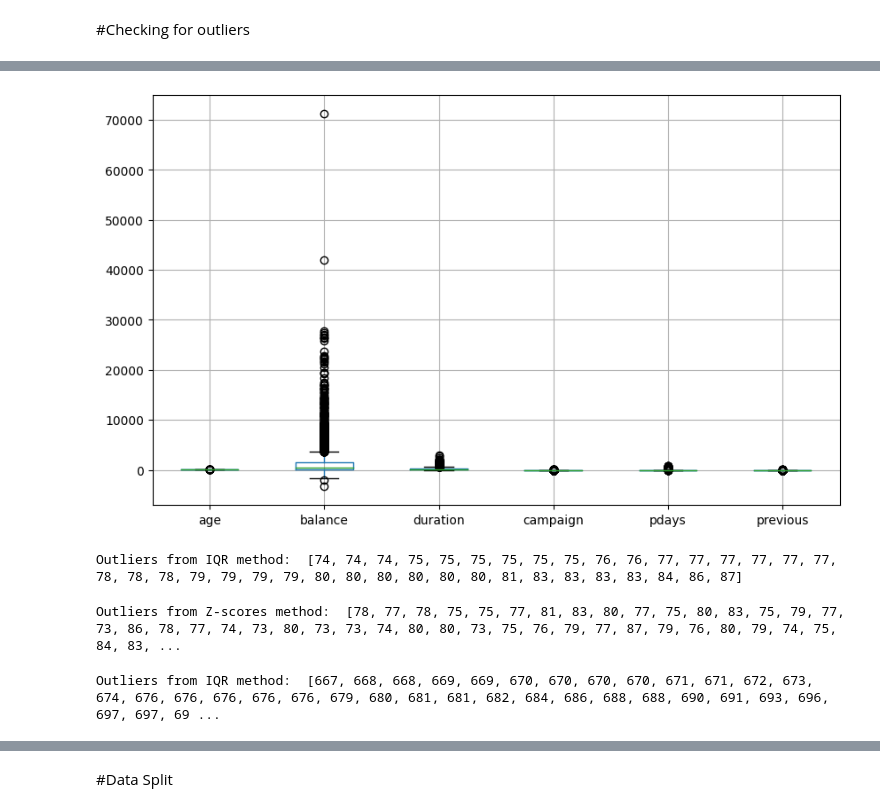
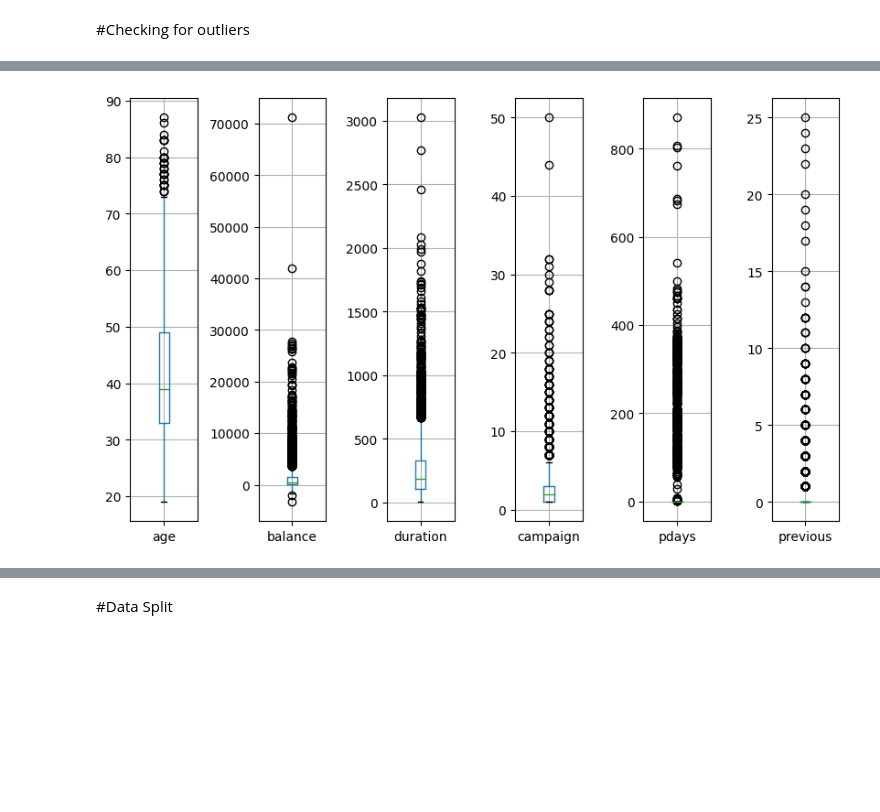
Before and after one commit to DIDIHBABS/python_projects, a Jupyter notebook: bank_marketing_classification/classification_.ipynb, the cells around one changed output, grey strips where cells are left out. Drawn from its saved outputs; the diff is of its cells as text; code cells hidden in the pictures; blank space fills up the shorter version.

```diff
--- a/bank_marketing_classification/classification_.ipynb
+++ b/bank_marketing_classification/classification_.ipynb
@@ -145,25 +131,0 @@ plt.show()
-# %%
-plt.figure(figsize=(10, 6))
-num_features.boxplot()
-plt.show()
-# %% [output]
-[figure, removed]
-# %%
-outliers = []
-def detect_outliers_iqr(data):
-    data = sorted(data)
-    q1 = np.percentile(data, 25)
-    q3 = np.percentile(data, 75)
-    # print(q1, q3)
-    IQR = q3-q1
-    lwr_bound = q1-(1.5*IQR)
-    upr_bound = q3+(1.5*IQR)
-    # print(lwr_bound, upr_bound)
-    for i in data:
-        if (i<lwr_bound or i>upr_bound):
-            outliers.append(i)
-    return outliers# Driver code
-sample_outliers = detect_outliers_iqr(num_features['age'])
-print("Outliers from IQR method: ", sample_outliers)
-# %% [output]
-Outliers from IQR method:  [74, 74, 74, 75, 75, 75, 75, 75, 75, 76, 76, 77, 77, 77, 77, 77, 77, 78, 78, 78, 79, 79, 79, 79, 80, 80, 80, 80, 80, 80, 81, 83, 83, 83, 83, 84, 86, 87]
@@ -182,25 +132,15 @@ def detect_outliers_zscore(data):
-# %%
-sample_outliers = detect_outliers_zscore(num_features['balance'])
-
-print("Outliers from Z-scores method: ", sample_outliers)
-# %% [output]
-Outliers from Z-scores method:  [78, 77, 78, 75, 75, 77, 81, 83, 80, 77, 75, 80, 83, 75, 79, 77, 73, 86, 78, 77, 74, 73, 80, 73, 73, 74, 80, 80, 73, 75, 76, 79, 77, 87, 79, 76, 80, 79, 74, 75, 84, 83, ...
-# %%
-outliers = []
-def detect_outliers_iqr(data):
-    data = sorted(data)
-    q1 = np.percentile(data, 25)
-    q3 = np.percentile(data, 75)
-    # print(q1, q3)
-    IQR = q3-q1
-    lwr_bound = q1-(1.5*IQR)
-    upr_bound = q3+(1.5*IQR)
-    # print(lwr_bound, upr_bound)
-    for i in data:
-        if (i<lwr_bound or i>upr_bound):
-            outliers.append(i)
-    return outliers# Driver code
-sample_outliers = detect_outliers_iqr(df['duration'])
-print("Outliers from IQR method: ", sample_outliers)
-# %% [output]
-Outliers from IQR method:  [667, 668, 668, 669, 669, 670, 670, 670, 670, 671, 671, 672, 673, 674, 676, 676, 676, 676, 676, 679, 680, 681, 681, 682, 684, 686, 688, 688, 690, 691, 693, 696, 697, 697, 69 ...
+# %%
+fig, ax = plt.subplots(1, 6, figsize=(10, 6))
+
+# draw boxplots - for one column in each subplot
+num_features.boxplot('age', ax=ax[0])
+num_features.boxplot('balance', ax=ax[1])
+num_features.boxplot('duration', ax=ax[2])
+num_features.boxplot('campaign', ax=ax[3])
+num_features.boxplot('pdays', ax=ax[4])
+num_features.boxplot('previous', ax=ax[5])
+plt.subplots_adjust(wspace=0.9)
+
+plt.show()
+# %% [output]
+[figure, added]
```
Also changed, not shown: parts of 6 cells of this notebook.
